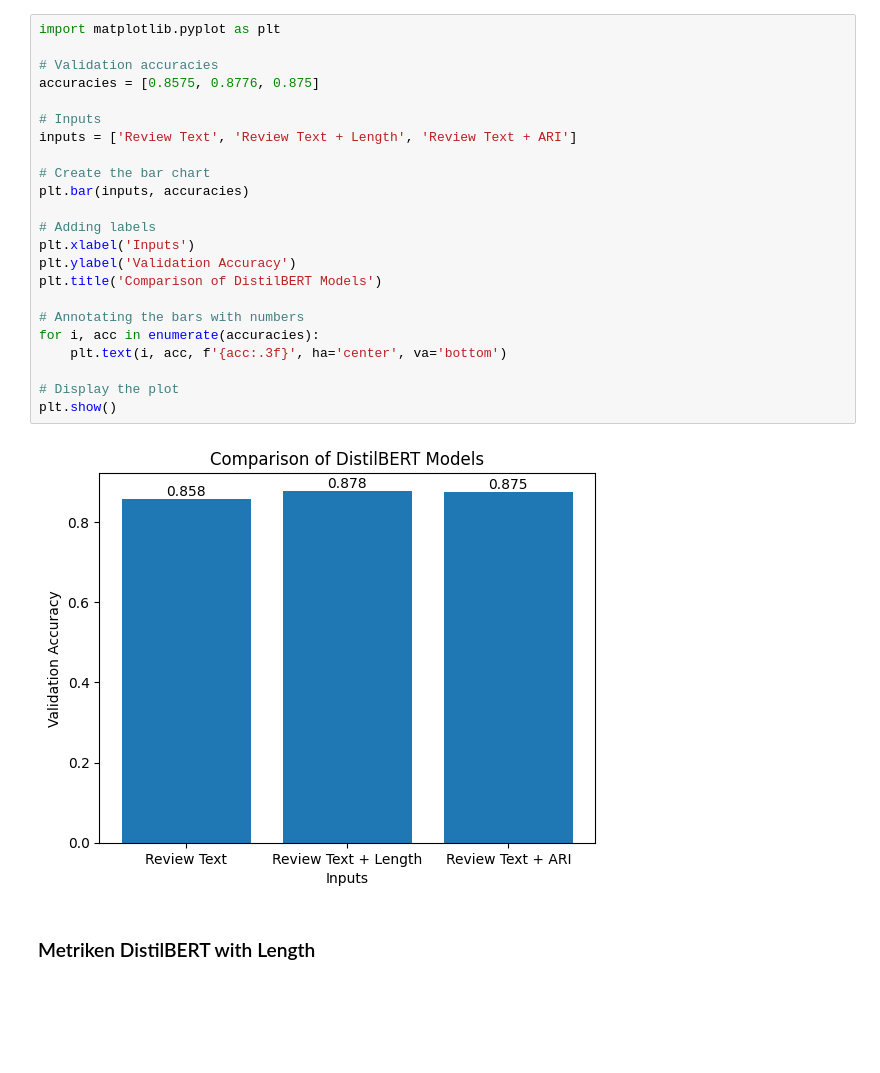
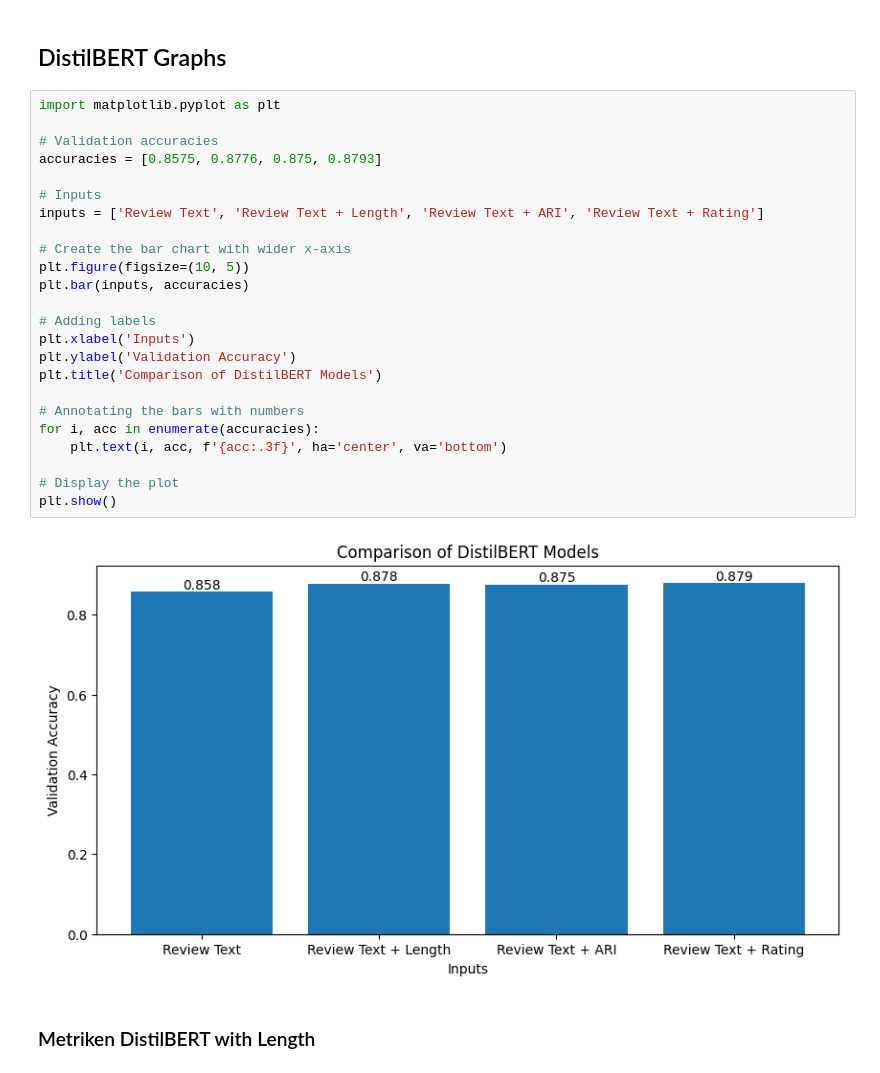
Before and after one commit to bakenq/ASAI, a Jupyter notebook: Notebooks/DistilBERT/DistilBERT_Graphs.ipynb, the cells around one changed output. Drawn from its saved outputs; the diff is of its cells as text; blank space fills up the shorter version.

Commit message:
Changed Graphs Notebook

```diff
--- a/Notebooks/DistilBERT/DistilBERT_Graphs.ipynb
+++ b/Notebooks/DistilBERT/DistilBERT_Graphs.ipynb
@@ -886,28 +1,31 @@ plt.show()
+# %% [markdown]
+## DistilBERT Graphs
 # %%
 import matplotlib.pyplot as plt
 
 # Validation accuracies
-accuracies = [0.8575, 0.8776, 0.875]
+accuracies = [0.8575, 0.8776, 0.875, 0.8793]
 
 # Inputs
-inputs = ['Review Text', 'Review Text + Length', 'Review Text + ARI']
+inputs = ['Review Text', 'Review Text + Length', 'Review Text + ARI', 'Review Text + Rating']
 
-# Create the bar chart
+# Create the bar chart with wider x-axis
+plt.figure(figsize=(10, 5))
 plt.bar(inputs, accuracies)
 
 # Adding labels
 plt.xlabel('Inputs')
 plt.ylabel('Validation Accuracy')
 plt.title('Comparison of DistilBERT Models')
 
 # Annotating the bars with numbers
 for i, acc in enumerate(accuracies):
     plt.text(i, acc, f'{acc:.3f}', ha='center', va='bottom')
 
 # Display the plot
 plt.show()
 # %% [output]
-[figure, old version]
+[figure, new version]
 # %% [markdown]
 ### Metriken DistilBERT with Length
 # %%
```
Also changed, not shown: parts of 32 cells of this notebook.
